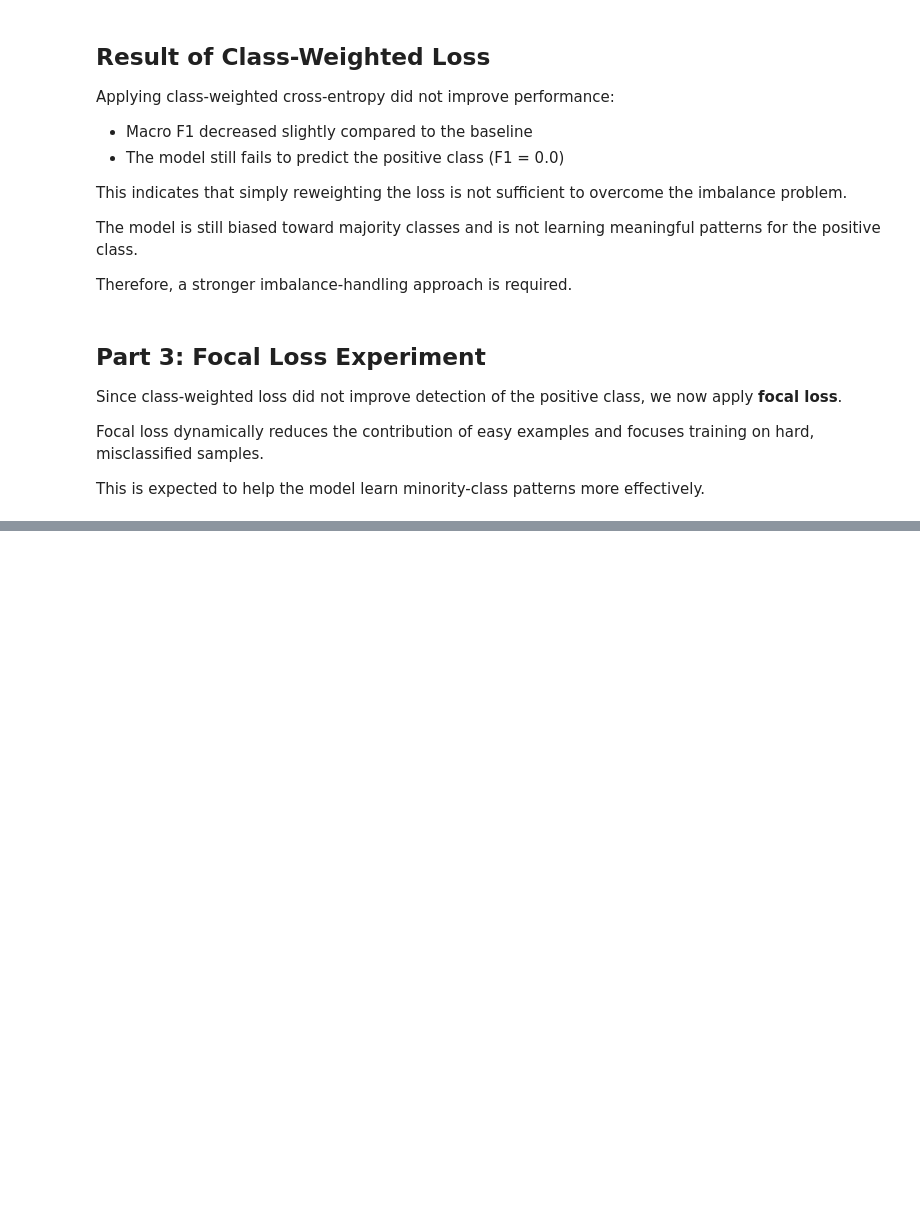
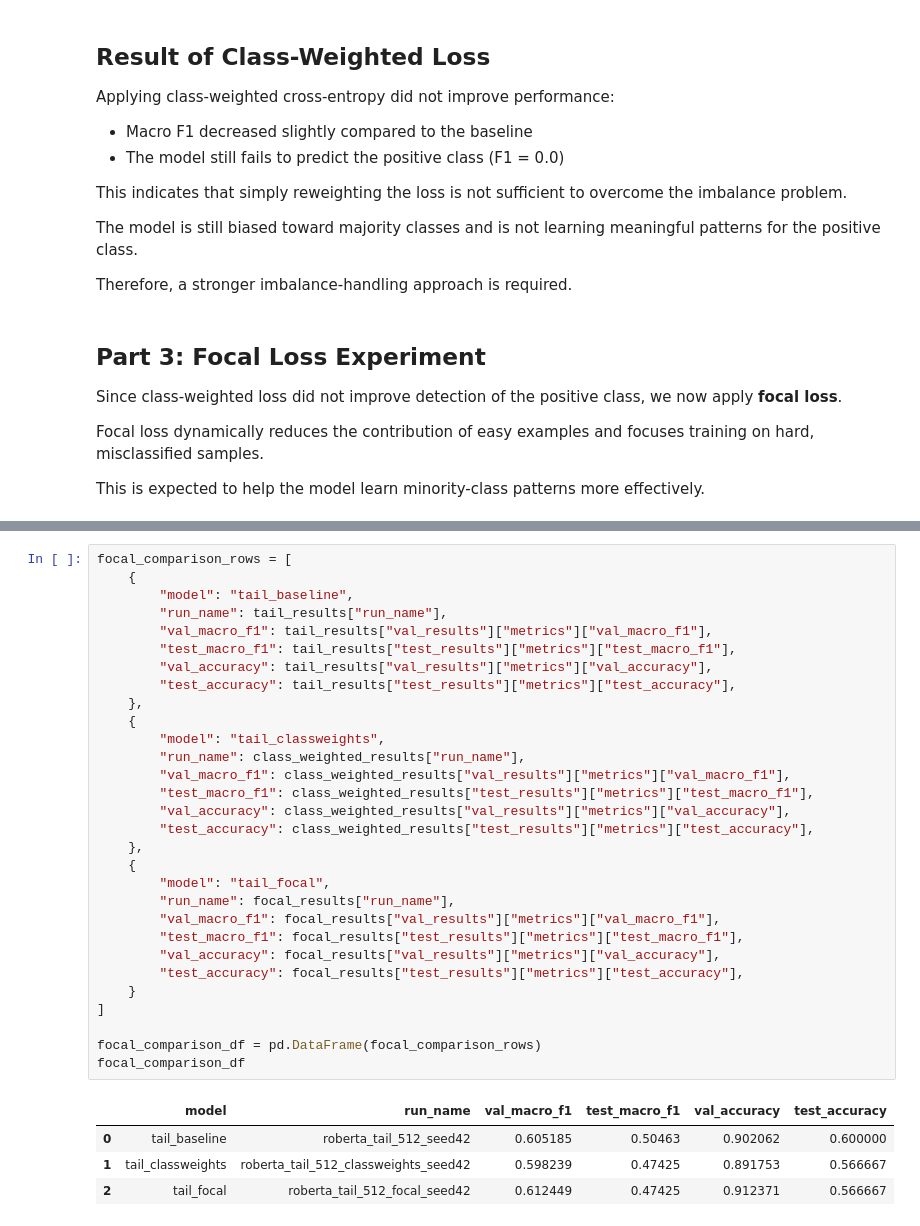
Before and after one commit to sulucay01/DI725-assignment1, a Jupyter notebook: notebooks/03_modeling_baseline.ipynb, the cells around one changed output, grey strips where cells are left out. Cells and saved outputs as stored; diff of their text form; blank space fills up the shorter version.

```diff
--- a/notebooks/03_modeling_baseline.ipynb
+++ b/notebooks/03_modeling_baseline.ipynb
@@ -1670,0 +1800,35 @@ class FocalTrainer(Trainer):
+# %%
+focal_comparison_rows = [
+    {
+        "model": "tail_baseline",
+        "run_name": tail_results["run_name"],
+        "val_macro_f1": tail_results["val_results"]["metrics"]["val_macro_f1"],
+        "test_macro_f1": tail_results["test_results"]["metrics"]["test_macro_f1"],
+        "val_accuracy": tail_results["val_results"]["metrics"]["val_accuracy"],
+        "test_accuracy": tail_results["test_results"]["metrics"]["test_accuracy"],
+    },
+    {
+        "model": "tail_classweights",
+        "run_name": class_weighted_results["run_name"],
+        "val_macro_f1": class_weighted_results["val_results"]["metrics"]["val_macro_f1"],
+        "test_macro_f1": class_weighted_results["test_results"]["metrics"]["test_macro_f1"],
+        "val_accuracy": class_weighted_results["val_results"]["metrics"]["val_accuracy"],
+        "test_accuracy": class_weighted_results["test_results"]["metrics"]["test_accuracy"],
+    },
+    {
+        "model": "tail_focal",
+        "run_name": focal_results["run_name"],
+        "val_macro_f1": focal_results["val_results"]["metrics"]["val_macro_f1"],
+        "test_macro_f1": focal_results["test_results"]["metrics"]["test_macro_f1"],
+        "val_accuracy": focal_results["val_results"]["metrics"]["val_accuracy"],
+        "test_accuracy": focal_results["test_results"]["metrics"]["test_accuracy"],
+    }
+]
+
+focal_comparison_df = pd.DataFrame(focal_comparison_rows)
+focal_comparison_df
+# %% [output]
+|  | model | run_name | val_macro_f1 | test_macro_f1 | val_accuracy | test_accuracy |
+| 0 | tail_baseline | roberta_tail_512_seed42 | 0.605185 | 0.50463 | 0.902062 | 0.600000 |
+| 1 | tail_classweights | roberta_tail_512_classweights_seed42 | 0.598239 | 0.47425 | 0.891753 | 0.566667 |
+| 2 | tail_focal | roberta_tail_512_focal_seed42 | 0.612449 | 0.47425 | 0.912371 | 0.566667 |
```
Also changed, not shown: parts of 5 cells of this notebook.
